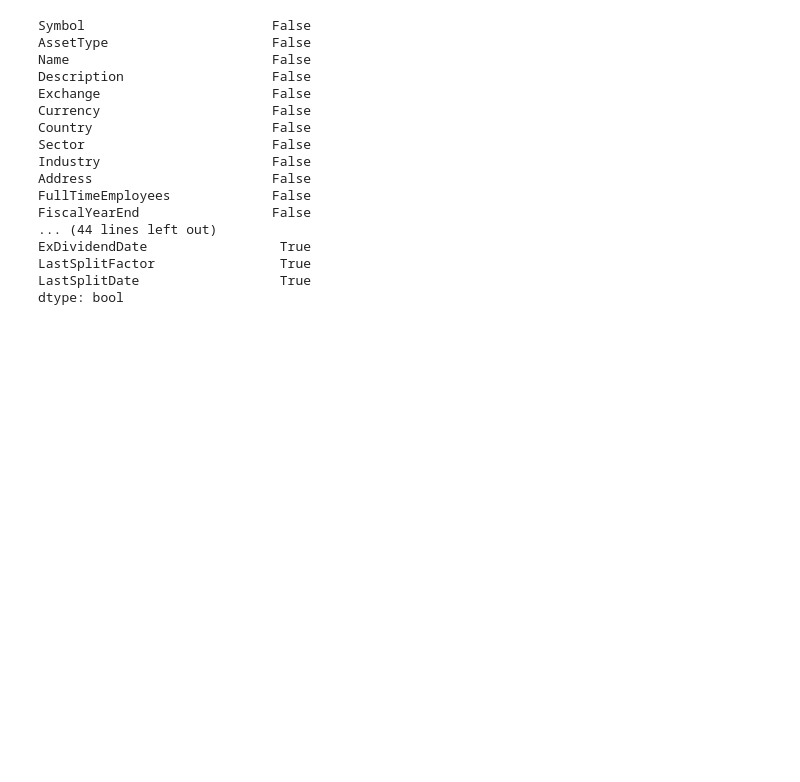
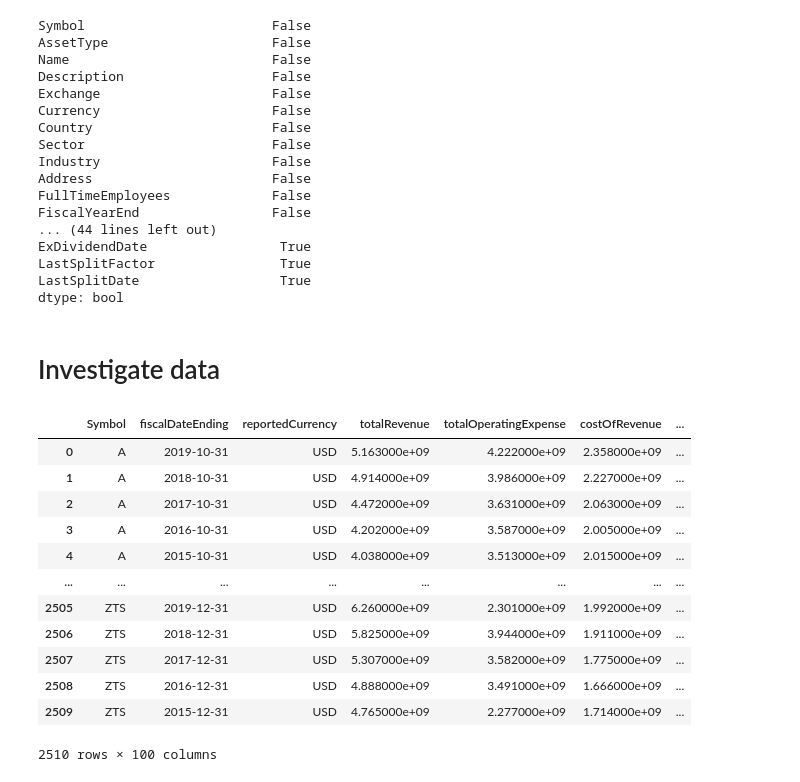
Before and after one commit to ooisiang/stock-analysis, a Jupyter notebook: stock_analysis.ipynb, the cells around one changed output. Drawn from its saved outputs; the diff is of its cells as text; code cells hidden in the pictures; blank space fills up the shorter version.

```diff
--- a/stock_analysis.ipynb
+++ b/stock_analysis.ipynb
@@ -934,3 +936,5 @@ ExDividendDate                 True
 LastSplitFactor                True
 LastSplitDate                  True
 dtype: bool
+# %% [markdown]
+# Investigate data
@@ -936,0 +975,16 @@ dtype: bool
+# %%
+financial_statements
+# %% [output]
+|  | Symbol | fiscalDateEnding | reportedCurrency | totalRevenue | totalOperatingExpense | costOfRevenue | ... |
+| 0 | A | 2019-10-31 | USD | 5.163000e+09 | 4.222000e+09 | 2.358000e+09 | ... |
+| 1 | A | 2018-10-31 | USD | 4.914000e+09 | 3.986000e+09 | 2.227000e+09 | ... |
+| 2 | A | 2017-10-31 | USD | 4.472000e+09 | 3.631000e+09 | 2.063000e+09 | ... |
+| 3 | A | 2016-10-31 | USD | 4.202000e+09 | 3.587000e+09 | 2.005000e+09 | ... |
+| 4 | A | 2015-10-31 | USD | 4.038000e+09 | 3.513000e+09 | 2.015000e+09 | ... |
+| ... | ... | ... | ... | ... | ... | ... | ... |
+| 2505 | ZTS | 2019-12-31 | USD | 6.260000e+09 | 2.301000e+09 | 1.992000e+09 | ... |
+| 2506 | ZTS | 2018-12-31 | USD | 5.825000e+09 | 3.944000e+09 | 1.911000e+09 | ... |
+| 2507 | ZTS | 2017-12-31 | USD | 5.307000e+09 | 3.582000e+09 | 1.775000e+09 | ... |
+| 2508 | ZTS | 2016-12-31 | USD | 4.888000e+09 | 3.491000e+09 | 1.666000e+09 | ... |
+| 2509 | ZTS | 2015-12-31 | USD | 4.765000e+09 | 2.277000e+09 | 1.714000e+09 | ... |
+2510 rows × 100 columns
```
Also changed, not shown: parts of 7 cells of this notebook, 1 other file.
